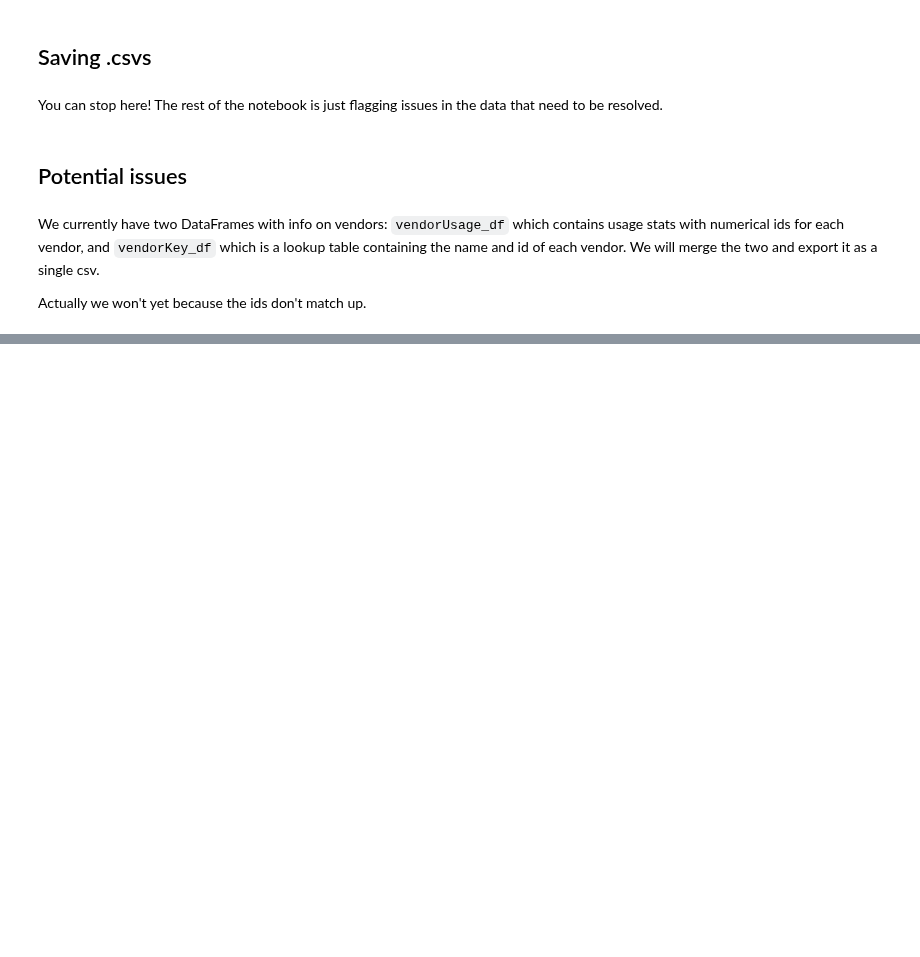
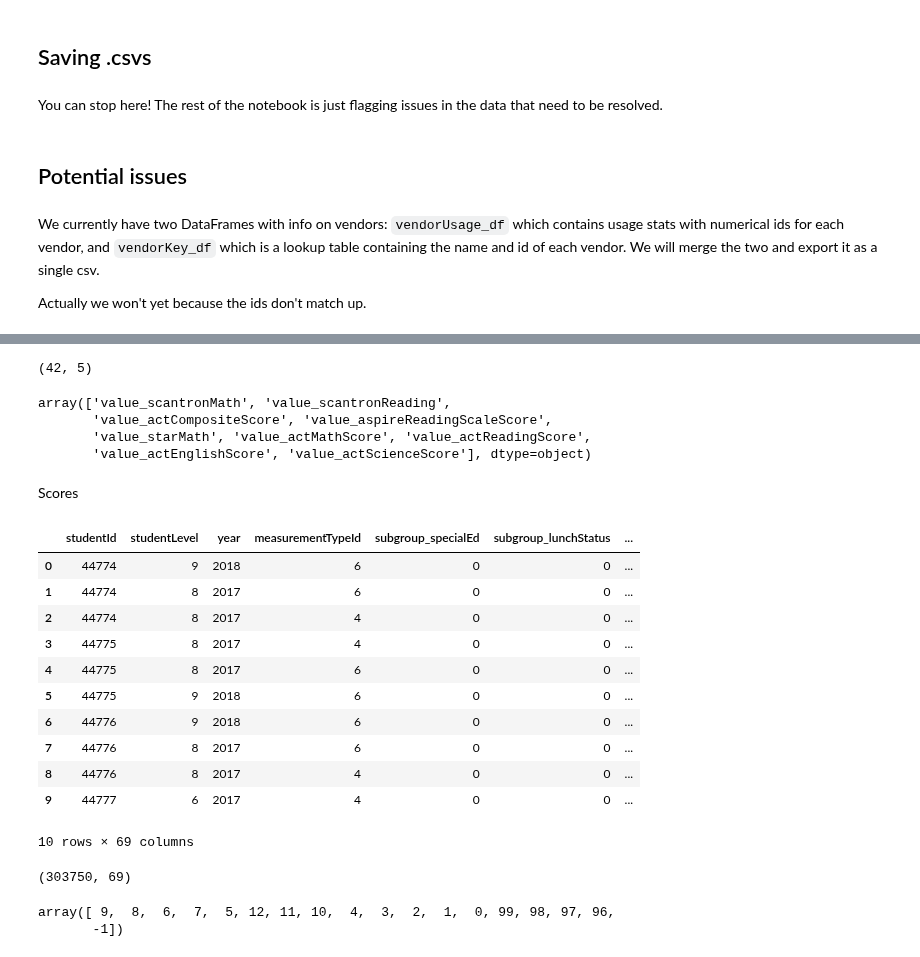
Before and after one commit to level-data-1a/predicting-proficiency, a Jupyter notebook: process_data.ipynb, the cells around one changed output, grey strips where cells are left out. Cells and saved outputs as stored; diff of their text form; code cells hidden in the pictures; blank space fills up the shorter version.

```diff
--- a/process_data.ipynb
+++ b/process_data.ipynb
@@ -137,0 +155,37 @@ VendorIds with no key: {'62382', '25405', '37269', '27172', '62509', '23165', '6
+# %%
+benchmarks_df.shape
+# %% [output]
+(42, 5)
+# %%
+benchmarks_df.dataSource.unique()
+# %% [output]
+array(['value_scantronMath', 'value_scantronReading',
+       'value_actCompositeScore', 'value_aspireReadingScaleScore',
+       'value_starMath', 'value_actMathScore', 'value_actReadingScore',
+       'value_actEnglishScore', 'value_actScienceScore'], dtype=object)
+# %% [markdown]
+Scores
+# %%
+scores_df.head(10)
+# %% [output]
+|  | studentId | studentLevel | year | measurementTypeId | subgroup_specialEd | subgroup_lunchStatus | ... |
+| 0 | 44774 | 9 | 2018 | 6 | 0 | 0 | ... |
+| 1 | 44774 | 8 | 2017 | 6 | 0 | 0 | ... |
+| 2 | 44774 | 8 | 2017 | 4 | 0 | 0 | ... |
+| 3 | 44775 | 8 | 2017 | 4 | 0 | 0 | ... |
+| 4 | 44775 | 8 | 2017 | 6 | 0 | 0 | ... |
+| 5 | 44775 | 9 | 2018 | 6 | 0 | 0 | ... |
+| 6 | 44776 | 9 | 2018 | 6 | 0 | 0 | ... |
+| 7 | 44776 | 8 | 2017 | 6 | 0 | 0 | ... |
+| 8 | 44776 | 8 | 2017 | 4 | 0 | 0 | ... |
+| 9 | 44777 | 6 | 2017 | 4 | 0 | 0 | ... |
+10 rows × 69 columns
+# %%
+scores_df.shape
+# %% [output]
+(303750, 69)
+# %%
+scores_df.studentLevel.unique()
+# %% [output]
+array([ 9,  8,  6,  7,  5, 12, 11, 10,  4,  3,  2,  1,  0, 99, 98, 97, 96,
+       -1])
```
Also changed, not shown: parts of 9 cells of this notebook.
